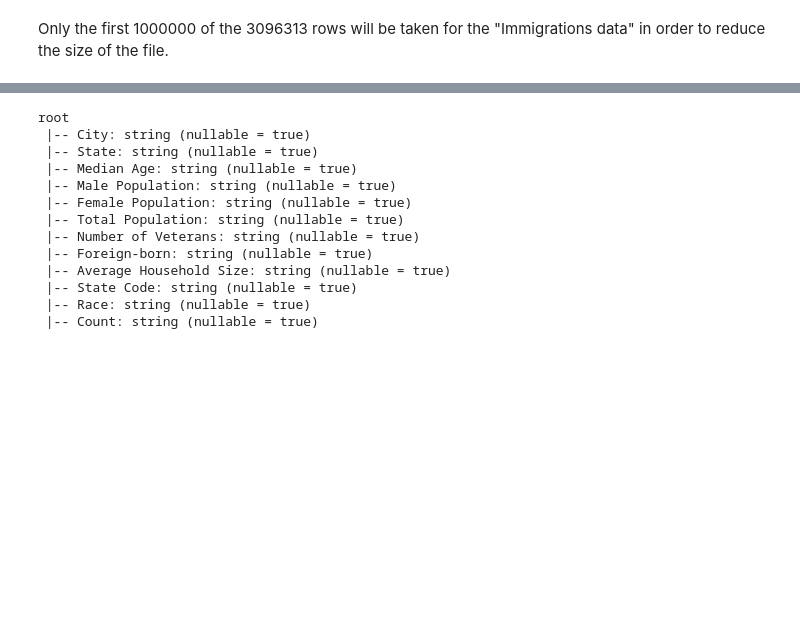
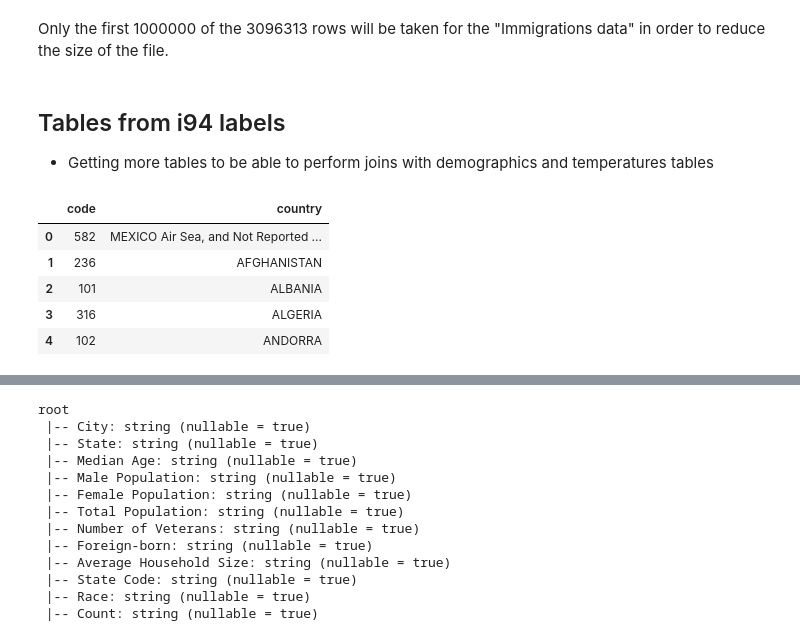
Before and after one commit to juan-ivan-NV/Data_Engineering_Nanodegree, a Jupyter notebook: 16_Project_5_Capstone_Project/capstone_project_notebook.ipynb, the cells around one changed output, grey strips where cells are left out. Cells and saved outputs as stored; diff of their text form; code cells hidden in the pictures; blank space fills up the shorter version.

```diff
--- a/16_Project_5_Capstone_Project/capstone_project_notebook.ipynb
+++ b/16_Project_5_Capstone_Project/capstone_project_notebook.ipynb
@@ -142,3 +140,7 @@ Only the first 1000000 of the 3096313 rows will be taken for the "Immigrations d
 # %%
 # save data as csv to upload it to a S3 instance
 immigrations_df_spark.limit(1000000).toPandas().to_csv('immigrations_data.csv')
+# %% [markdown]
+## Tables from i94 labels
+
+* Getting more tables to be able to perform joins with demographics and temperatures tables
@@ -144,0 +189,13 @@ immigrations_df_spark.limit(1000000).toPandas().to_csv('immigrations_data.csv')
+# %%
+# This table shows all the valid and invalid codes for processing
+
+i94_residence = sas_value_parser('I94_SAS_Labels_Descriptions.SAS', 'i94cntyl', ['code', 'country'])
+#i94_residence.to_csv('i94_residence.csv')
+i94_residence.head()
+# %% [output]
+|  | code | country |
+| 0 | 582 | MEXICO Air Sea, and Not Reported ... |
+| 1 | 236 | AFGHANISTAN |
+| 2 | 101 | ALBANIA |
+| 3 | 316 | ALGERIA |
+| 4 | 102 | ANDORRA |
```
Also changed, not shown: parts of 25 cells of this notebook, 2 other files.
